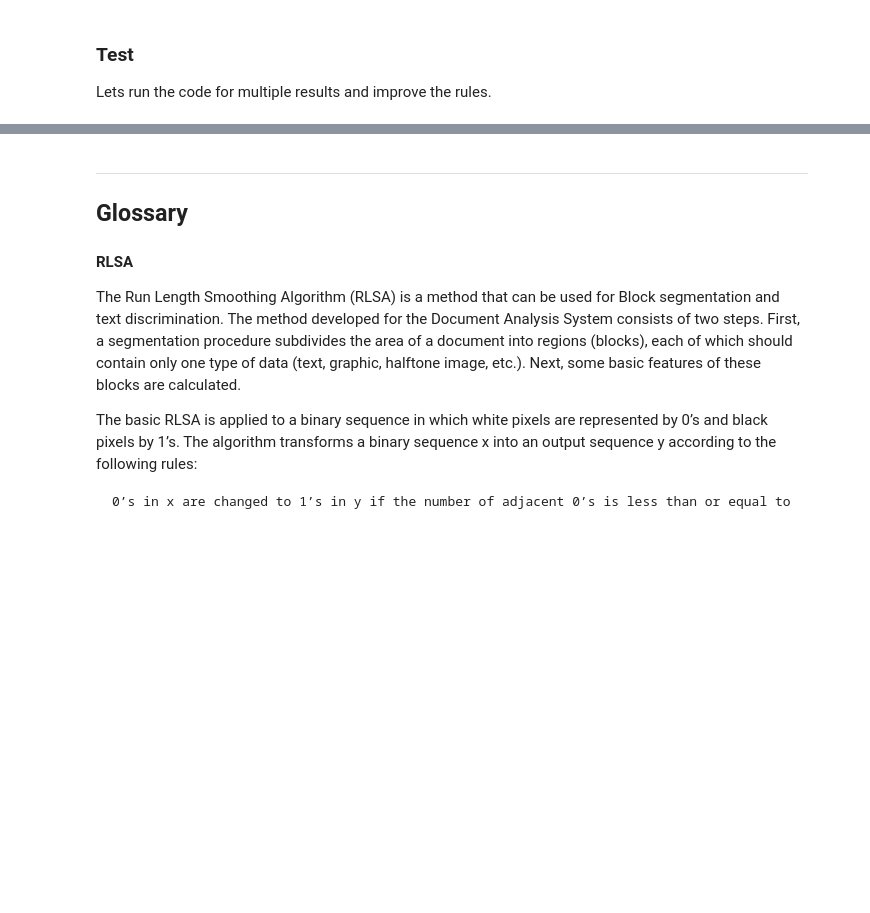
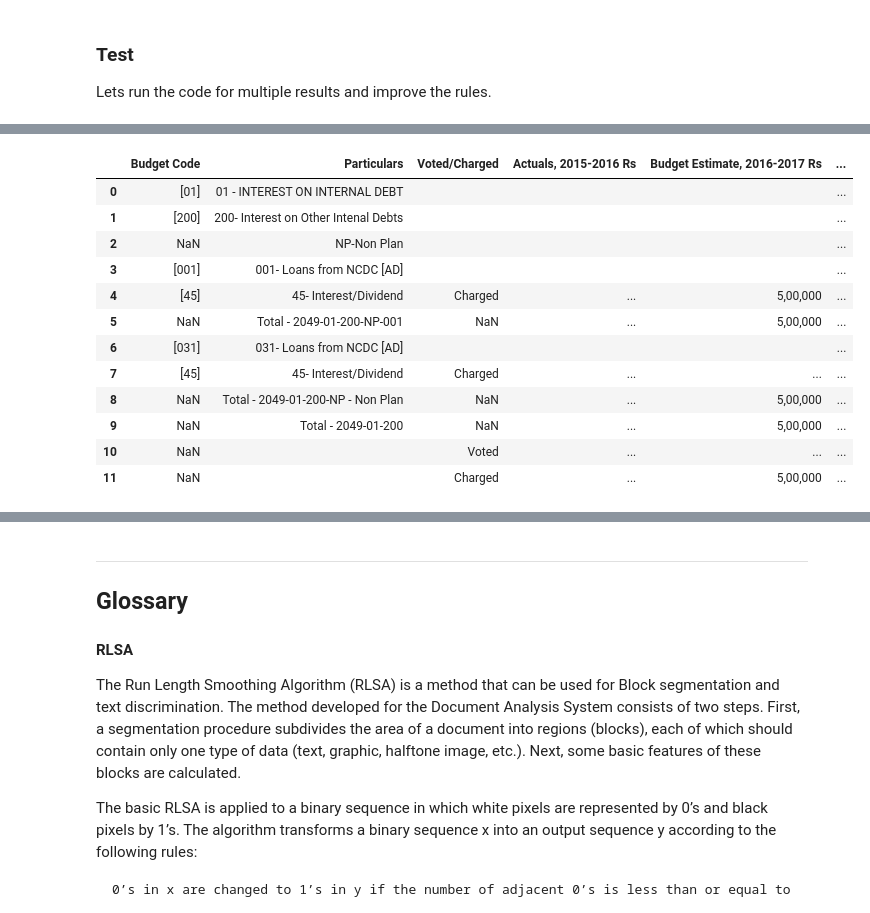
Before and after one commit to cbgaindia/parsers, a Jupyter notebook: research/PDF To CSV Pipeline - Combining the blocks.ipynb, the cells around one changed output, grey strips where cells are left out. Saved outputs shown, nothing was run; the diff lists cells and outputs as text; code cells hidden in the pictures; blank space fills up the shorter version.

```diff
--- a/research/PDF To CSV Pipeline - Combining the blocks.ipynb
+++ b/research/PDF To CSV Pipeline - Combining the blocks.ipynb
@@ -676,3 +888,19 @@ ssssssssssss
+# %%
+pd.read_csv('demand_no_06_major_head_2049_detailed.csv', sep=';')
+# %% [output]
+|  | Budget Code | Particulars | Voted/Charged | Actuals, 2015-2016 Rs | Budget Estimate, 2016-2017 Rs | ... |
+| 0 | [01] | 01 - INTEREST ON INTERNAL DEBT |  |  |  | ... |
+| 1 | [200] | 200- Interest on Other Intenal Debts |  |  |  | ... |
+| 2 | NaN | NP-Non Plan |  |  |  | ... |
+| 3 | [001] | 001- Loans from NCDC [AD] |  |  |  | ... |
+| 4 | [45] | 45- Interest/Dividend | Charged | ... | 5,00,000 | ... |
+| 5 | NaN | Total - 2049-01-200-NP-001 | NaN | ... | 5,00,000 | ... |
+| 6 | [031] | 031- Loans from NCDC [AD] |  |  |  | ... |
+| 7 | [45] | 45- Interest/Dividend | Charged | ... | ... | ... |
+| 8 | NaN | Total - 2049-01-200-NP - Non Plan | NaN | ... | 5,00,000 | ... |
+| 9 | NaN | Total - 2049-01-200 | NaN | ... | 5,00,000 | ... |
+| 10 | NaN |  | Voted | ... | ... | ... |
+| 11 | NaN |  | Charged | ... | 5,00,000 | ... |
 # %%
 plot_page(img_page)
 # %% [output]
```
Also changed, not shown: parts of 29 cells of this notebook.
